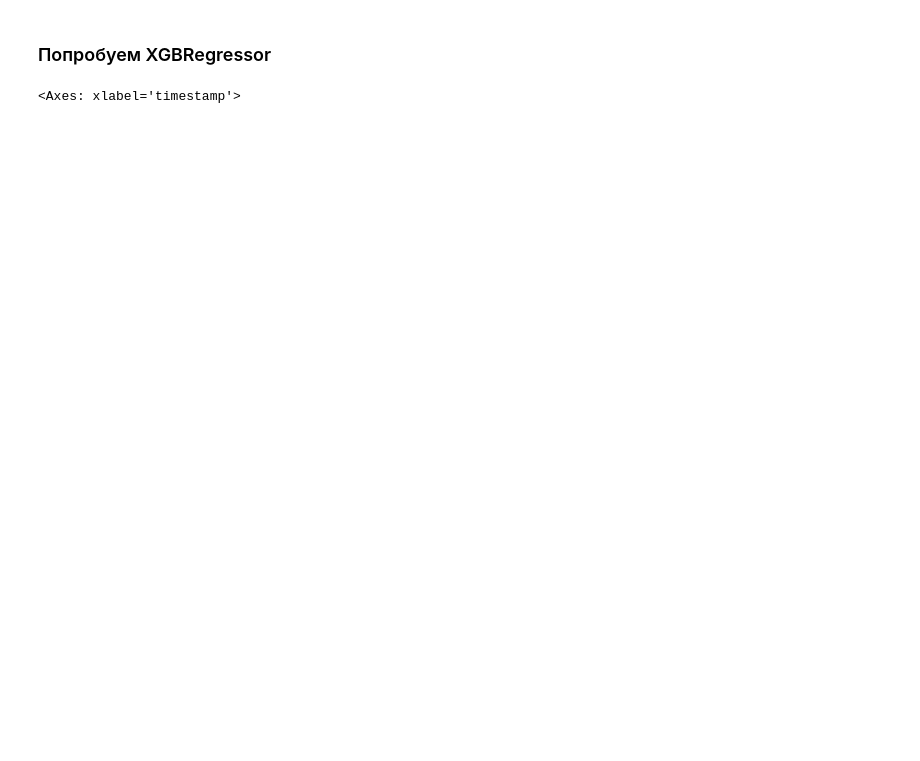
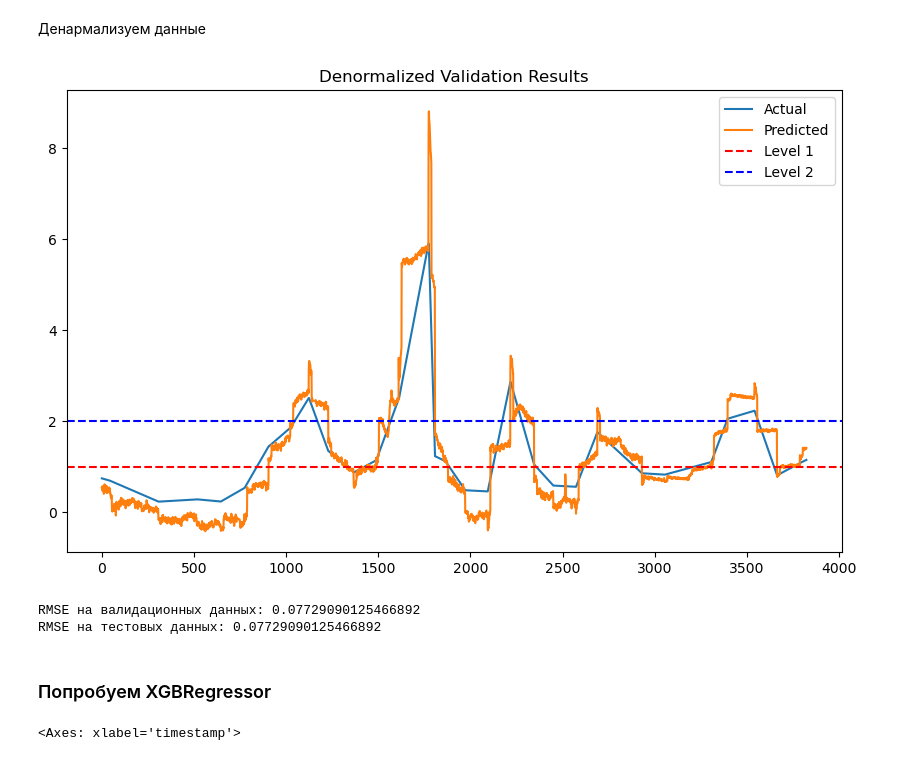
Before and after one commit to MinakovMax/predictive_sensor, a Jupyter notebook: lab2.ipynb, the cells around one changed output. Cells and saved outputs as stored; diff of their text form; code cells hidden in the pictures; blank space fills up the shorter version.

```diff
--- a/lab2.ipynb
+++ b/lab2.ipynb
@@ -101,3 +100,57 @@ Validation RMSE: 0.07729090125466566
+# %% [markdown]
+Денармализуем данные
+# %%
+# Денормализация 'Actual'
+actual_denormalized = scaler.inverse_transform(val_data)[:, val_data.columns.get_loc('target_target')]
+
+# Денормализация 'Predicted'
+predicted_denormalized = scaler.inverse_transform(
+    np.hstack([np.zeros((len(y_pred_val), X_val.shape[1])), y_pred_val.reshape(-1, 1)])
+)[:, -1]
+
+# Создание DataFrame
+val_results_denormalized = pd.DataFrame({
+    'Actual': actual_denormalized,
+    'Predicted': predicted_denormalized
+})
+
+import matplotlib.pyplot as plt
+
+# Построение графика
+ax = val_results_denormalized.plot(figsize=(10, 6), title="Denormalized Validation Results")
+
+# Добавление линий на уровне 1 и 2
+ax.axhline(y=1, color='red', linestyle='--', label='Level 1')
+ax.axhline(y=2, color='blue', linestyle='--', label='Level 2')
+
+# Настройка легенды и отображение графика
+ax.legend()
+plt.show()
+# %% [output]
+[figure, added]
+# %%
+# Оценка модели на валидационном и тестовом наборе
+y_pred_val = model_lr.predict(X_val)
+mse_val = mean_squared_error(y_val, y_pred_val)
+rmse_val = np.sqrt(mse_val)
+
+test_data
+
+# Подготовка признаков и целевой переменной для валидации
+X_test = test_data.drop(columns=['target_target'])
+y_test = test_data['target_target']
+
+
+y_pred_test = model_lr.predict(X_test)
+mse_test = mean_squared_error(y_test, y_pred_test)
+rmse_test = np.sqrt(mse_test)
+
+
+print(f'RMSE на валидационных данных: {rmse_val}')
+print(f'RMSE на тестовых данных: {rmse_val}')
+# %% [output]
+RMSE на валидационных данных: 0.07729090125466892
+RMSE на тестовых данных: 0.07729090125466892
 # %% [markdown]
 ### Попробуем XGBRegressor
 # %%
```
Also changed, not shown: parts of 38 cells of this notebook.
